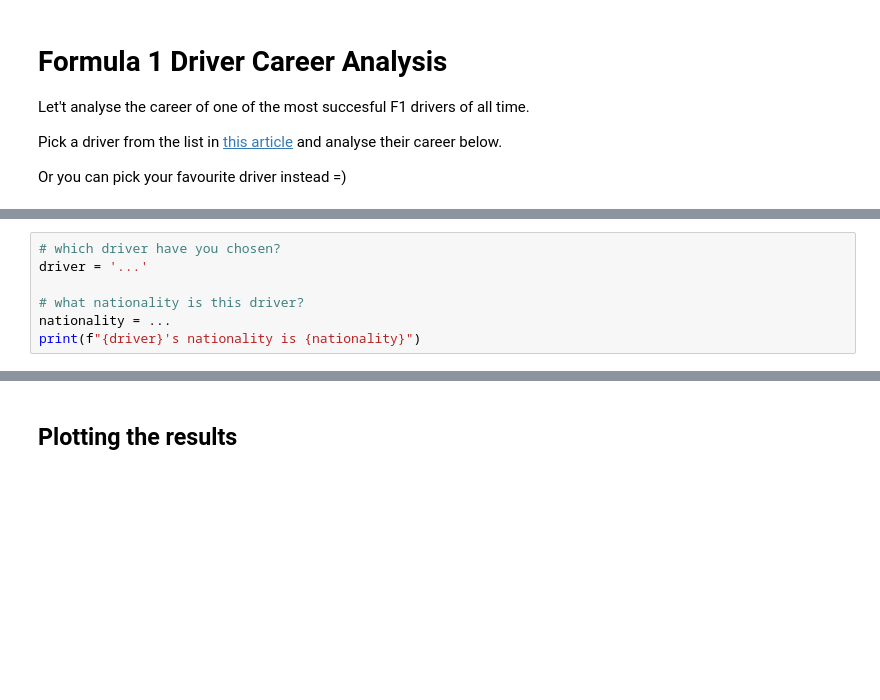
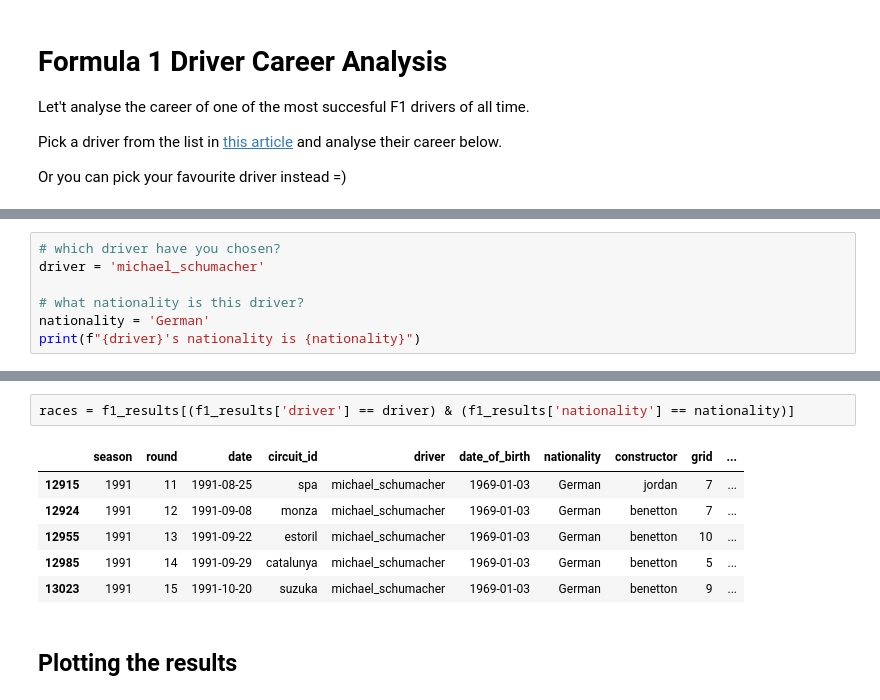
Before and after one commit to Seaful312/bootcamp, a Jupyter notebook: 2022/python_workshop/notebooks/08_pandas.ipynb, the cells around one changed output, grey strips where cells are left out. Saved outputs shown, nothing was run; the diff lists cells and outputs as text; blank space fills up the shorter version.

```diff
--- a/2022/python_workshop/notebooks/08_pandas.ipynb
+++ b/2022/python_workshop/notebooks/08_pandas.ipynb
@@ -920,7 +931,7 @@ f1_results['driver'].unique()
 # %%
 # which driver have you chosen?
-driver = '...'
+driver = 'michael_schumacher'
 
 # what nationality is this driver?
-nationality = ...
+nationality = 'German'
 print(f"{driver}'s nationality is {nationality}")
@@ -977,3 +1016,12 @@ f1_career.head()
+# %%
+races = f1_results[(f1_results['driver'] == driver) & (f1_results['nationality'] == nationality)]
+# %% [output]
+|  | season | round | date | circuit_id | driver | date_of_birth | nationality | constructor | grid | ... |
+| 12915 | 1991 | 11 | 1991-08-25 | spa | michael_schumacher | 1969-01-03 | German | jordan | 7 | ... |
+| 12924 | 1991 | 12 | 1991-09-08 | monza | michael_schumacher | 1969-01-03 | German | benetton | 7 | ... |
+| 12955 | 1991 | 13 | 1991-09-22 | estoril | michael_schumacher | 1969-01-03 | German | benetton | 10 | ... |
+| 12985 | 1991 | 14 | 1991-09-29 | catalunya | michael_schumacher | 1969-01-03 | German | benetton | 5 | ... |
+| 13023 | 1991 | 15 | 1991-10-20 | suzuka | michael_schumacher | 1969-01-03 | German | benetton | 9 | ... |
 # %% [markdown]
 ## Plotting the results
 # %%
```
Also changed, not shown: parts of 12 cells of this notebook.
